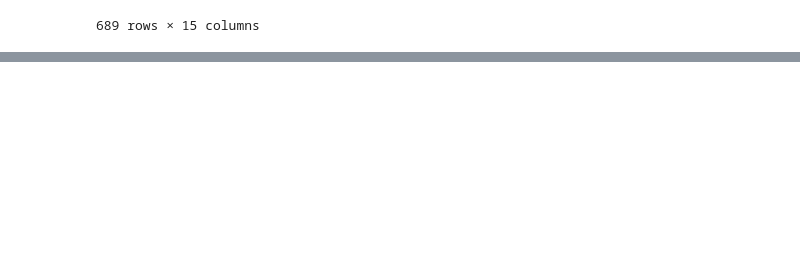
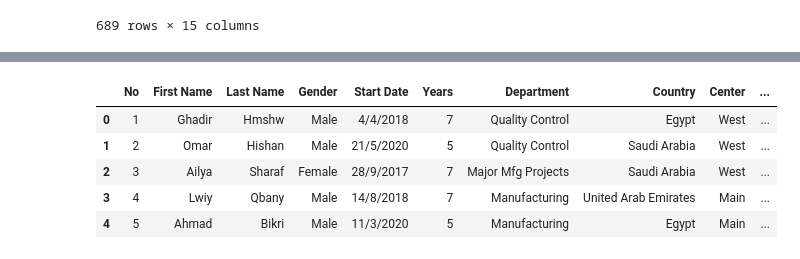
Before and after one commit to ChornChhery/Streamlit-Predict-Salary, a Jupyter notebook: analysis.ipynb, the cells around one changed output, grey strips where cells are left out. Cells and saved outputs as stored; diff of their text form; code cells hidden in the pictures; blank space fills up the shorter version.

```diff
--- a/analysis.ipynb
+++ b/analysis.ipynb
@@ -38,0 +138,9 @@ df.tail(15)
+# %%
+df.head()
+# %% [output]
+|  | No | First Name | Last Name | Gender | Start Date | Years | Department | Country | Center | ... |
+| 0 | 1 | Ghadir | Hmshw | Male | 4/4/2018 | 7 | Quality Control | Egypt | West | ... |
+| 1 | 2 | Omar | Hishan | Male | 21/5/2020 | 5 | Quality Control | Saudi Arabia | West | ... |
+| 2 | 3 | Ailya | Sharaf | Female | 28/9/2017 | 7 | Major Mfg Projects | Saudi Arabia | West | ... |
+| 3 | 4 | Lwiy | Qbany | Male | 14/8/2018 | 7 | Manufacturing | United Arab Emirates | Main | ... |
+| 4 | 5 | Ahmad | Bikri | Male | 11/3/2020 | 5 | Manufacturing | Egypt | Main | ... |
```
Also changed, not shown: parts of 26 cells of this notebook, 1 other file.
